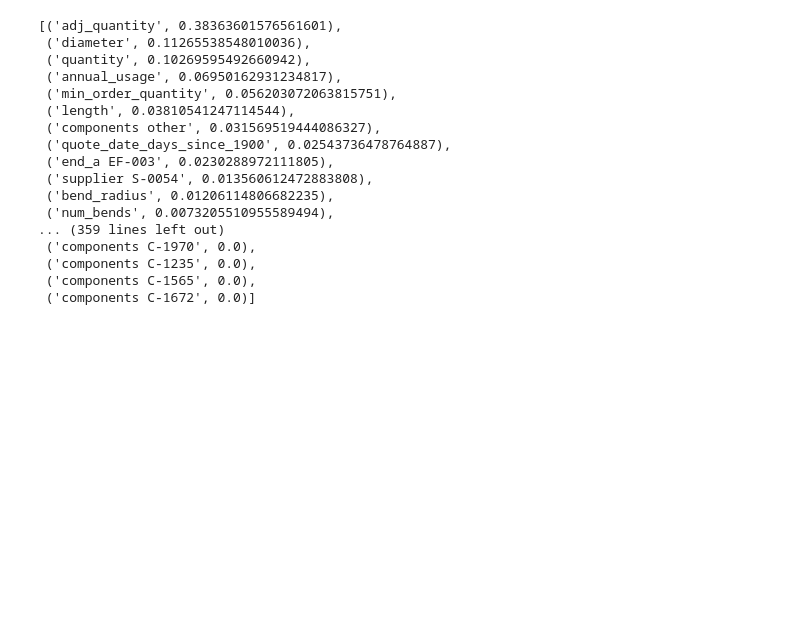
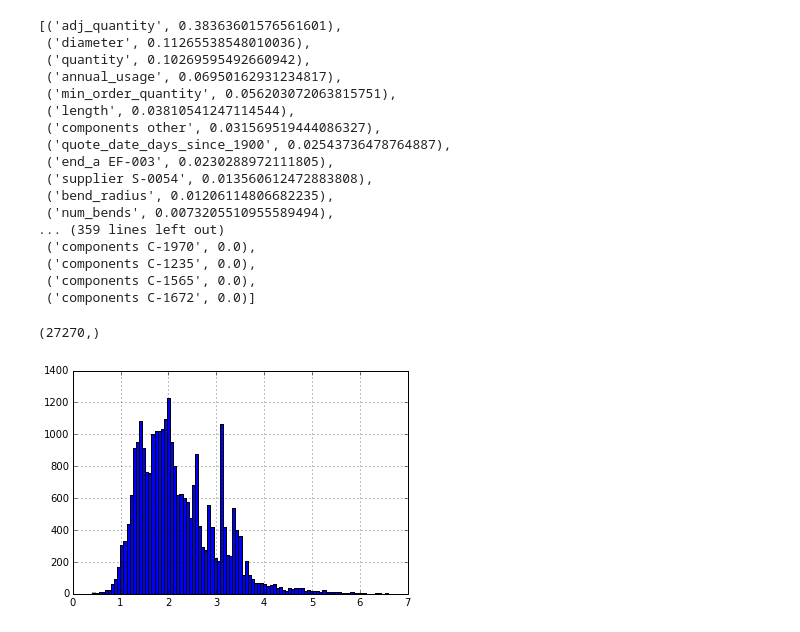
Before and after one commit to cberzan/kaggle-caterpillar, a Jupyter notebook: caterpillar-tube-pricing/random_forests.ipynb, the cells around one changed output. Cells and saved outputs as stored; diff of their text form; code cells hidden in the pictures; blank space fills up the shorter version.

```diff
--- a/caterpillar-tube-pricing/random_forests.ipynb
+++ b/caterpillar-tube-pricing/random_forests.ipynb
@@ -142,3 +142,9 @@ components C-1672 0.0
  ('components C-1672', 0.0)]
 # %%
 dump_decision_tree("tree0.pdf", X_train_feats, reg.estimators_[0], max_depth=5)
+# %%
+y_train.hist(bins=100)
+y_train.shape
+# %% [output]
+(27270,)
+[figure, added]
```
Also changed, not shown: parts of 8 cells of this notebook, 2 other files.
